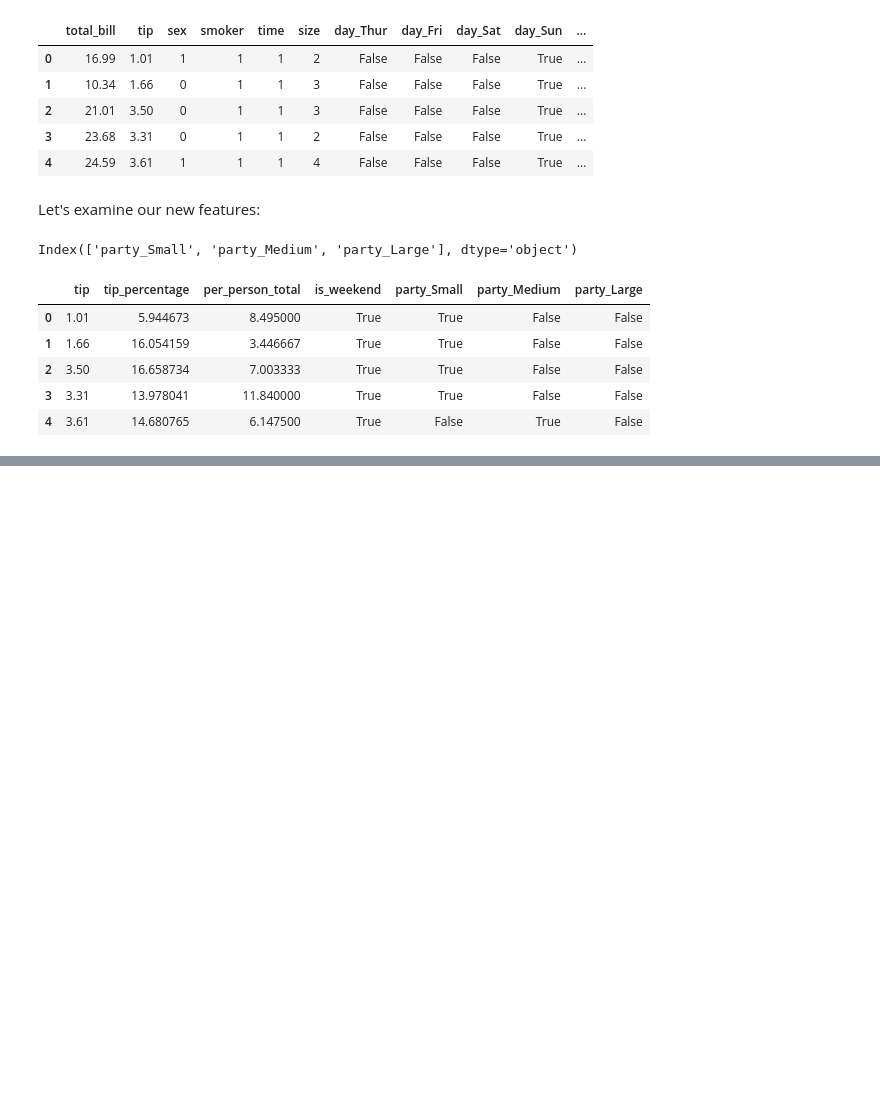
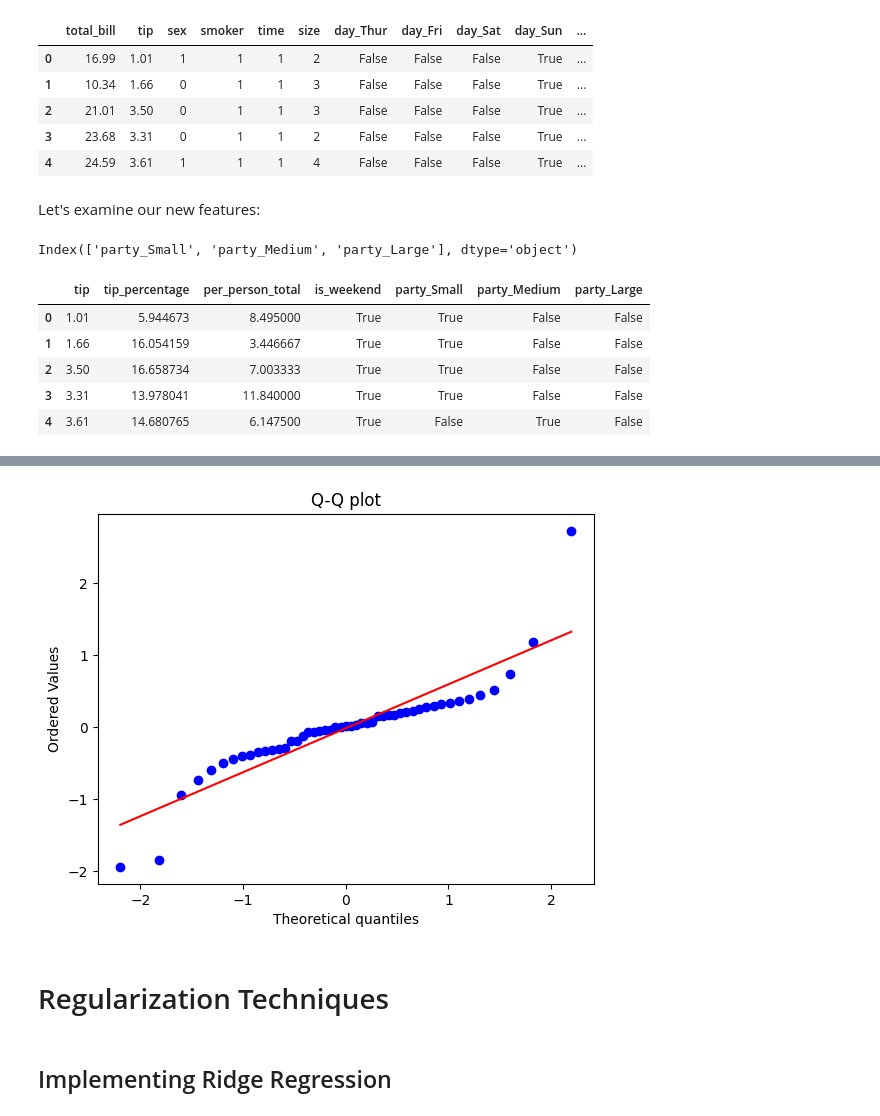
Before and after one commit to AfsanehShamsaddini/Predicting-Tips-Using-Linear-Regression, a Jupyter notebook: Predicting_Tips_Using_Linear_Regression.ipynb, the cells around one changed output, grey strips where cells are left out. Cells and saved outputs as stored; diff of their text form; code cells hidden in the pictures; blank space fills up the shorter version.

```diff
--- a/Predicting_Tips_Using_Linear_Regression.ipynb
+++ b/Predicting_Tips_Using_Linear_Regression.ipynb
@@ -297,0 +455,11 @@ tips_data[['tip', 'tip_percentage', 'per_person_total', 'is_weekend'] + party_si
+# %%
+fig, axs = plt.subplots()
+stats.probplot(residuals.reshape(-1), plot=axs, fit= True, dist='norm')
+axs.set_title('Q-Q plot')
+plt.show()
+# %% [output]
+[figure, added]
+# %% [markdown]
+# Regularization Techniques
+# %% [markdown]
+## Implementing Ridge Regression
```
Also changed, not shown: parts of 28 cells of this notebook.
